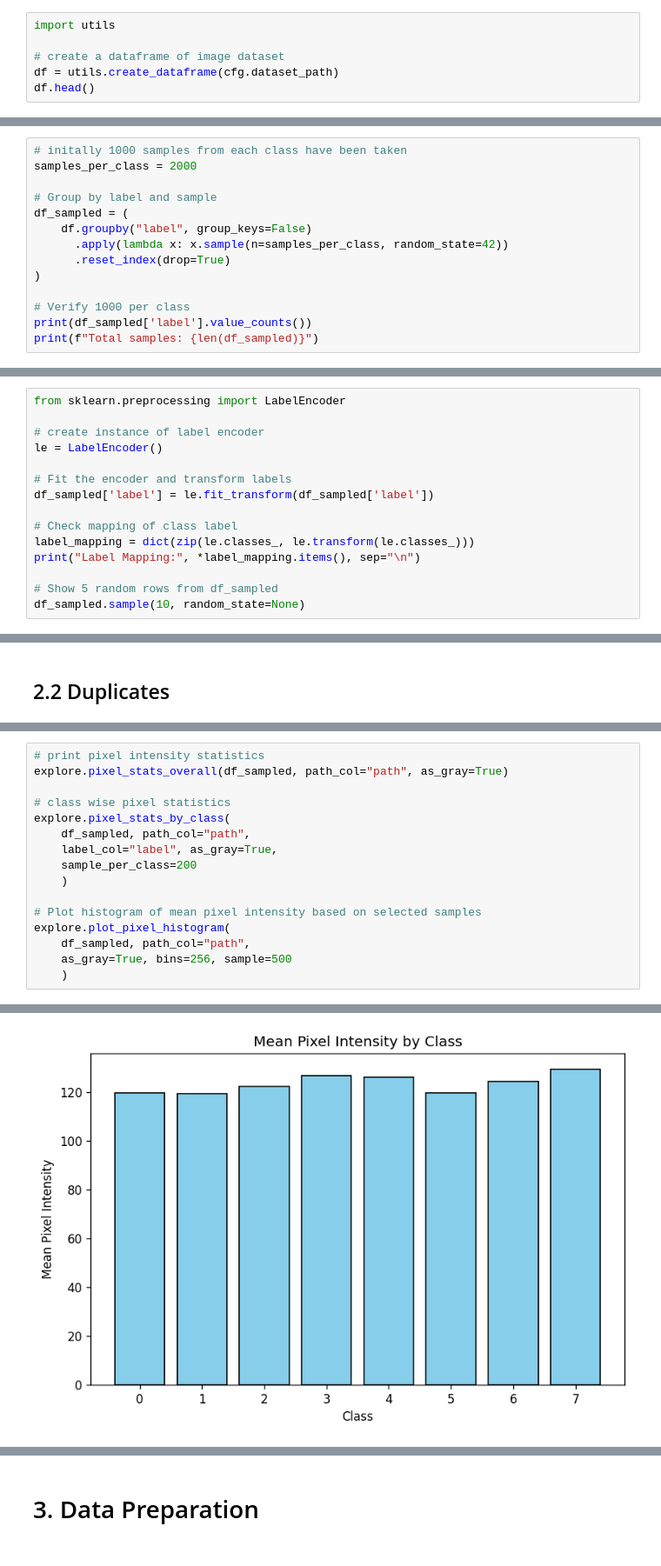
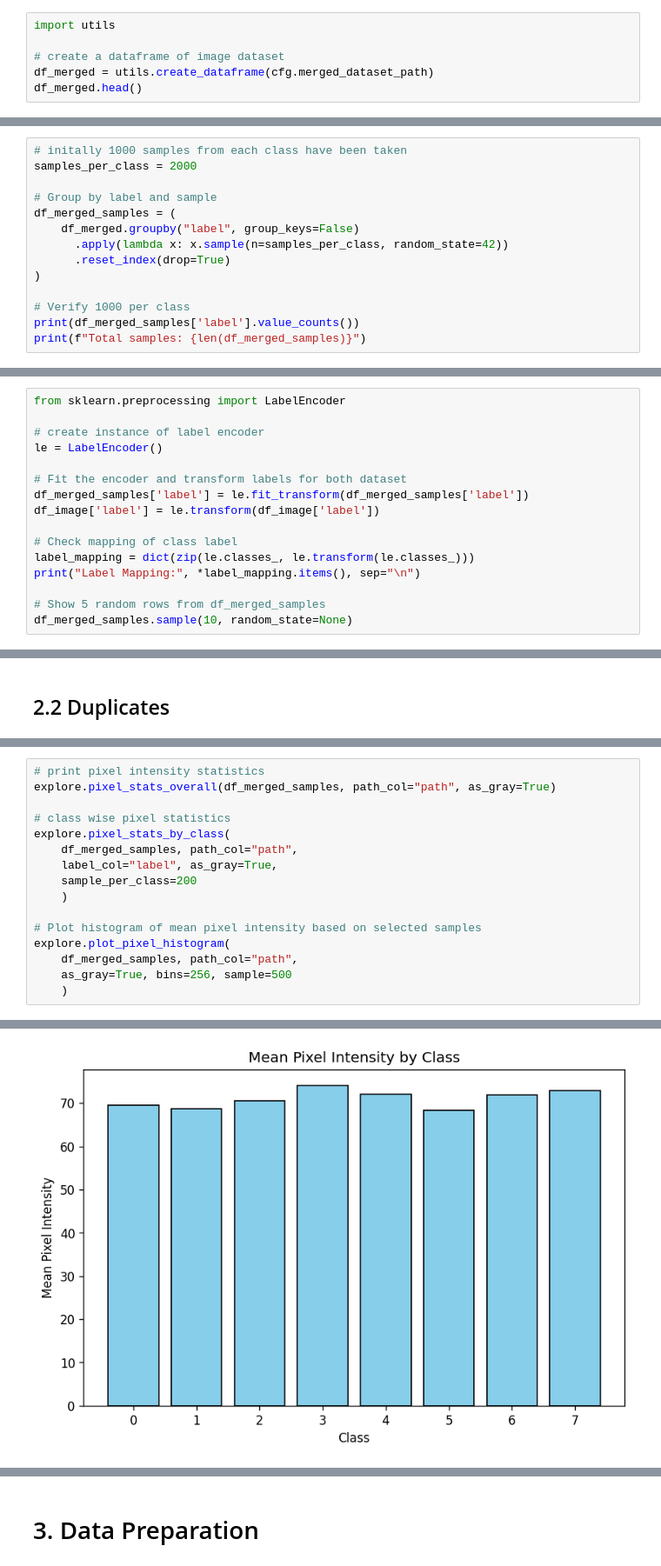
Before and after one commit to Arifuzzaman-Munaf/lung-disease-classification, a Jupyter notebook: main.ipynb, the cells around one changed output, grey strips where cells are left out. Shown at 87% size. Cells and saved outputs as stored; diff of their text form.

```diff
--- a/main.ipynb
+++ b/main.ipynb
@@ -72,7 +110,7 @@ Extracting dataset...
 import utils
 
 # create a dataframe of image dataset
-df = utils.create_dataframe(cfg.dataset_path)
-df.head()
+df_merged = utils.create_dataframe(cfg.merged_dataset_path)
+df_merged.head()
 # %% [output]
 |  | path | label |
@@ -112,15 +156,15 @@ utils.show_images(df)
 samples_per_class = 2000
 
 # Group by label and sample
-df_sampled = (
-    df.groupby("label", group_keys=False)
+df_merged_samples = (
+    df_merged.groupby("label", group_keys=False)
       .apply(lambda x: x.sample(n=samples_per_class, random_state=42))
       .reset_index(drop=True)
 )
 
 # Verify 1000 per class
-print(df_sampled['label'].value_counts())
-print(f"Total samples: {len(df_sampled)}")
+print(df_merged_samples['label'].value_counts())
+print(f"Total samples: {len(df_merged_samples)}")
 # %% [output]
 label
 Chest Changes                       2000
@@ -139,15 +212,16 @@ from sklearn.preprocessing import LabelEncoder
 # create instance of label encoder
 le = LabelEncoder()
 
-# Fit the encoder and transform labels
-df_sampled['label'] = le.fit_transform(df_sampled['label'])
+# Fit the encoder and transform labels for both dataset
+df_merged_samples['label'] = le.fit_transform(df_merged_samples['label'])
+df_image['label'] = le.transform(df_image['label'])
 
 # Check mapping of class label
 label_mapping = dict(zip(le.classes_, le.transform(le.classes_)))
 print("Label Mapping:", *label_mapping.items(), sep="\n")
 
-# Show 5 random rows from df_sampled
-df_sampled.sample(10, random_state=None)
+# Show 5 random rows from df_merged_samples
+df_merged_samples.sample(10, random_state=None)
 # %% [output]
 Label Mapping:
 ('Chest Changes', np.int64(0))
@@ -239,17 +379,17 @@ No  duplicates found.
 # %%
 # print pixel intensity statistics
-explore.pixel_stats_overall(df_sampled, path_col="path", as_gray=True)
+explore.pixel_stats_overall(df_merged_samples, path_col="path", as_gray=True)
 
 # class wise pixel statistics
 explore.pixel_stats_by_class(
-    df_sampled, path_col="path",
+    df_merged_samples, path_col="path",
     label_col="label", as_gray=True,
     sample_per_class=200
     )
 
 # Plot histogram of mean pixel intensity based on selected samples
 explore.plot_pixel_histogram(
-    df_sampled, path_col="path",
+    df_merged_samples, path_col="path",
     as_gray=True, bins=256, sample=500
     )
 # %% [output]
@@ -271 +411 @@ Overall Pixel Intensity Statistics (grayscale)
-[figure, old version]
+[figure, new version]
```
Also changed, not shown: parts of 64 cells of this notebook.
